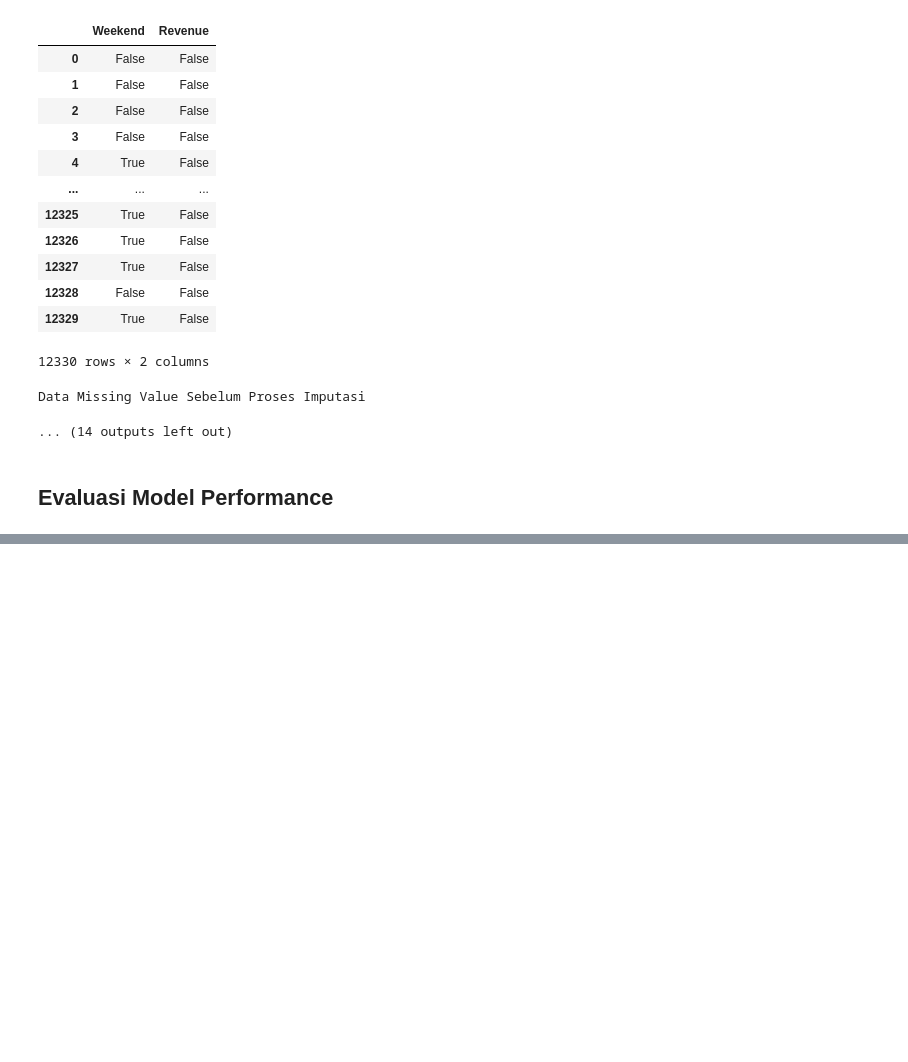
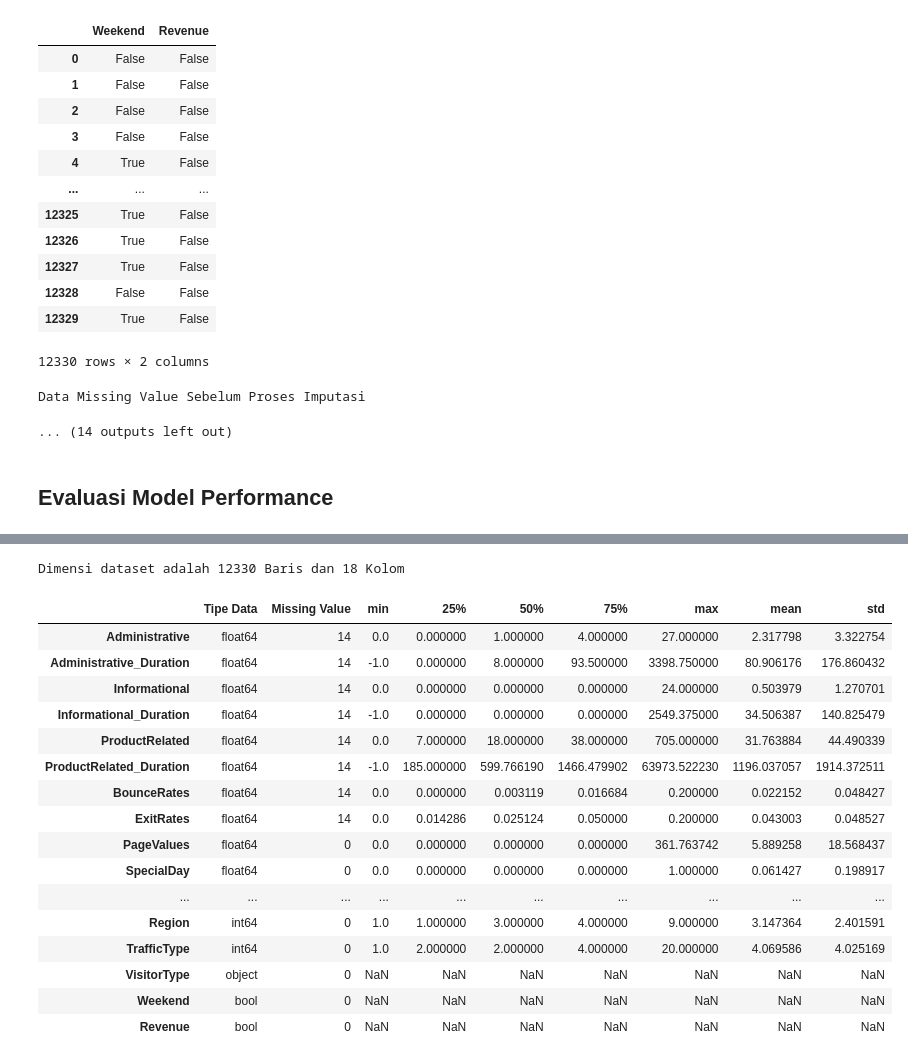
Before and after one commit to UsepSyaikalArifin/DQLab-Academy-Course-Online, a Jupyter notebook: Kelas Fundamental/Machine Learning With Python for Beginner/Jupyter Notebook/main.ipynb, the cells around one changed output, grey strips where cells are left out. Cells and saved outputs as stored; diff of their text form; code cells hidden in the pictures; blank space fills up the shorter version.

Commit message:
Linier Regression Model

```diff
--- a/Kelas Fundamental/Machine Learning With Python for Beginner/Jupyter Notebook/main.ipynb
+++ b/Kelas Fundamental/Machine Learning With Python for Beginner/Jupyter Notebook/main.ipynb
@@ -1059,0 +1064,79 @@ weighted avg       0.85      0.86      0.85      2466
+# %%
+# Load modul / library
+import pandas as pd
+from sklearn.preprocessing import MinMaxScaler, LabelEncoder
+from sklearn.model_selection import train_test_split
+from sklearn.linear_model import LogisticRegression
+from IPython.display import display
+
+# Load dataset
+dataset = pd.read_csv("https://storage.googleapis.com/dqlab-dataset/pythonTutorial/online_raw.csv")
+
+# Informasi dataset
+print("Dimensi dataset adalah %d Baris dan %d Kolom"%dataset.shape)
+tipedata_dataset = dataset.dtypes.to_frame("Tipe Data")
+missing_value_dataset =  dataset.isnull().sum().to_frame("Missing Value")
+statistik_dasar_dataset = dataset.describe().T[["min","25%","50%","75%","max","mean","std"]]
+resume_dataset = pd.concat([tipe_dataset, missing_value_dataset, statistik_dasar_dataset], axis=1)
+display(resume_dataset)
+
+# Parcing dataset berdasarkan tipe data
+tipe_dataset_count = dataset.dtypes.value_counts()
+tipe_dataset_unique = dataset.dtypes.value_counts().index.to_list()
+dataset_numeric = dataset.select_dtypes(include=tipe_dataset_unique[0:2])
+dataset_object = dataset.select_dtypes(include=tipe_dataset_unique[2])
+dataset_boolean = dataset.select_dtypes(include=tipe_dataset_unique[3])
+
+# Imputasi missing value
+kolom_missing_value = (dataset.columns[dataset.isnull().any()]).to_list()
+for kolom in kolom_missing_value:
+    dataset[kolom].fillna(dataset[kolom].mean(), inplace=True)
+
+# Scalling data tipe float menjadi interval 0 - 1
+scalling_kolom = (dataset.dtypes[dataset.dtypes == "float64"].index).to_list()
+scalling_kolom.remove("SpecialDay")
+scaller = MinMaxScaler()
+dataset[scalling_kolom] = scaller.fit_transform(dataset[scalling_kolom])
+
+# Encoder tipe data object menjadi numeric
+encoder_kolom = (dataset.dtypes[dataset.dtypes == "object"].index).to_list()
+for kolom in encoder_kolom:
+    LE = LabelEncoder()
+    dataset[kolom] = LE.fit_transform(dataset[kolom])
+
+# Breakdown data menjadi Features X dan Label y
+X = dataset.drop(["Revenue"], axis=1)
+y = dataset["Revenue"]
+
+# Breakdown data menjadi data training & test
+X_train, X_test, y_train, y_test = train_test_split(X, y, test_size=0.2, random_state=0)
+
+# Modelling
+model_logreg = LogisticRegression(max_iter=400)
+model_logreg = model_logreg.fit(X_train, y_train)
+
+# Model Prediction
+y_pred = model_logreg.predict(X_test)
+
+# Evaluate Model Performance
+evaluasi_model_logreg_training = model_logreg.score(X_train, y_train)
+evaluasi_model_logreg_test = model_logreg.score(X_test, y_test)
+# %% [output]
+Dimensi dataset adalah 12330 Baris dan 18 Kolom
+|  | Tipe Data | Missing Value | min | 25% | 50% | 75% | max | mean | std |
+| Administrative | float64 | 14 | 0.0 | 0.000000 | 1.000000 | 4.000000 | 27.000000 | 2.317798 | 3.322754 |
+| Administrative_Duration | float64 | 14 | -1.0 | 0.000000 | 8.000000 | 93.500000 | 3398.750000 | 80.906176 | 176.860432 |
+| Informational | float64 | 14 | 0.0 | 0.000000 | 0.000000 | 0.000000 | 24.000000 | 0.503979 | 1.270701 |
+| Informational_Duration | float64 | 14 | -1.0 | 0.000000 | 0.000000 | 0.000000 | 2549.375000 | 34.506387 | 140.825479 |
+| ProductRelated | float64 | 14 | 0.0 | 7.000000 | 18.000000 | 38.000000 | 705.000000 | 31.763884 | 44.490339 |
+| ProductRelated_Duration | float64 | 14 | -1.0 | 185.000000 | 599.766190 | 1466.479902 | 63973.522230 | 1196.037057 | 1914.372511 |
+| BounceRates | float64 | 14 | 0.0 | 0.000000 | 0.003119 | 0.016684 | 0.200000 | 0.022152 | 0.048427 |
+| ExitRates | float64 | 14 | 0.0 | 0.014286 | 0.025124 | 0.050000 | 0.200000 | 0.043003 | 0.048527 |
+| PageValues | float64 | 0 | 0.0 | 0.000000 | 0.000000 | 0.000000 | 361.763742 | 5.889258 | 18.568437 |
+| SpecialDay | float64 | 0 | 0.0 | 0.000000 | 0.000000 | 0.000000 | 1.000000 | 0.061427 | 0.198917 |
+| ... | ... | ... | ... | ... | ... | ... | ... | ... | ... |
+| Region | int64 | 0 | 1.0 | 1.000000 | 3.000000 | 4.000000 | 9.000000 | 3.147364 | 2.401591 |
+| TrafficType | int64 | 0 | 1.0 | 2.000000 | 2.000000 | 4.000000 | 20.000000 | 4.069586 | 4.025169 |
+| VisitorType | object | 0 | NaN | NaN | NaN | NaN | NaN | NaN | NaN |
+| Weekend | bool | 0 | NaN | NaN | NaN | NaN | NaN | NaN | NaN |
+| Revenue | bool | 0 | NaN | NaN | NaN | NaN | NaN | NaN | NaN |
```
Also changed, not shown: parts of 3 cells of this notebook.
